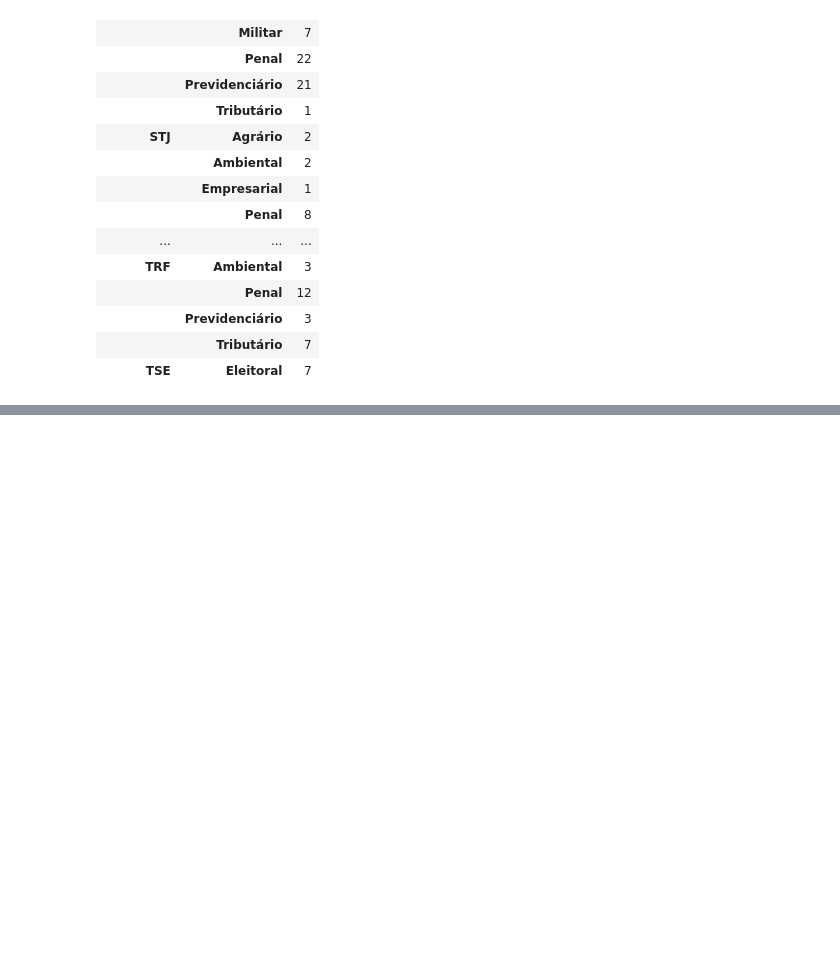
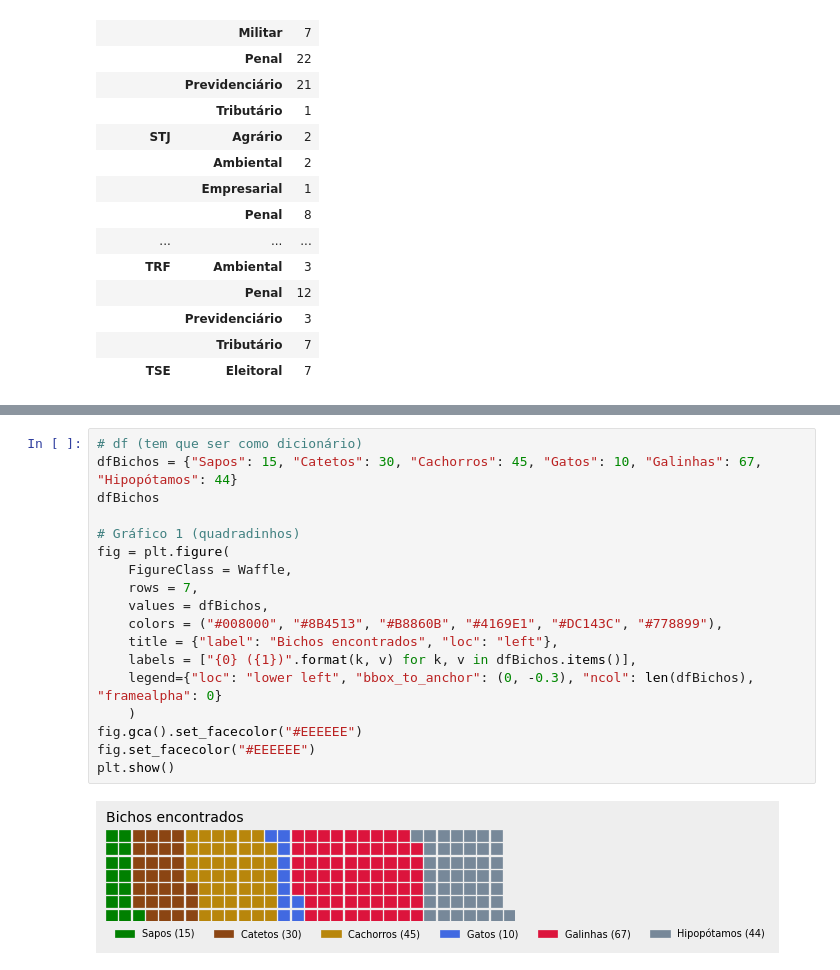
Before and after one commit to fernandovieira1/Conaci, a Jupyter notebook: compilacaoJulgados.ipynb, the cells around one changed output, grey strips where cells are left out. Drawn from its saved outputs; the diff is of its cells as text; blank space fills up the shorter version.

```diff
--- a/compilacaoJulgados.ipynb
+++ b/compilacaoJulgados.ipynb
@@ -159,0 +282,20 @@ tribunalDireito
+# %%
+# df (tem que ser como dicionário)
+dfBichos = {"Sapos": 15, "Catetos": 30, "Cachorros": 45, "Gatos": 10, "Galinhas": 67, "Hipopótamos": 44}
+dfBichos
+
+# Gráfico 1 (quadradinhos)
+fig = plt.figure(
+	FigureClass = Waffle,
+    rows = 7,
+    values = dfBichos,
+    colors = ("#008000", "#8B4513", "#B8860B", "#4169E1", "#DC143C", "#778899"),
+    title = {"label": "Bichos encontrados", "loc": "left"},
+    labels = ["{0} ({1})".format(k, v) for k, v in dfBichos.items()],
+    legend={"loc": "lower left", "bbox_to_anchor": (0, -0.3), "ncol": len(dfBichos), "framealpha": 0}
+	)
+fig.gca().set_facecolor("#EEEEEE")
+fig.set_facecolor("#EEEEEE")
+plt.show()
+# %% [output]
+[figure, added]
```
Also changed, not shown: parts of 25 cells of this notebook, 4 other files.
